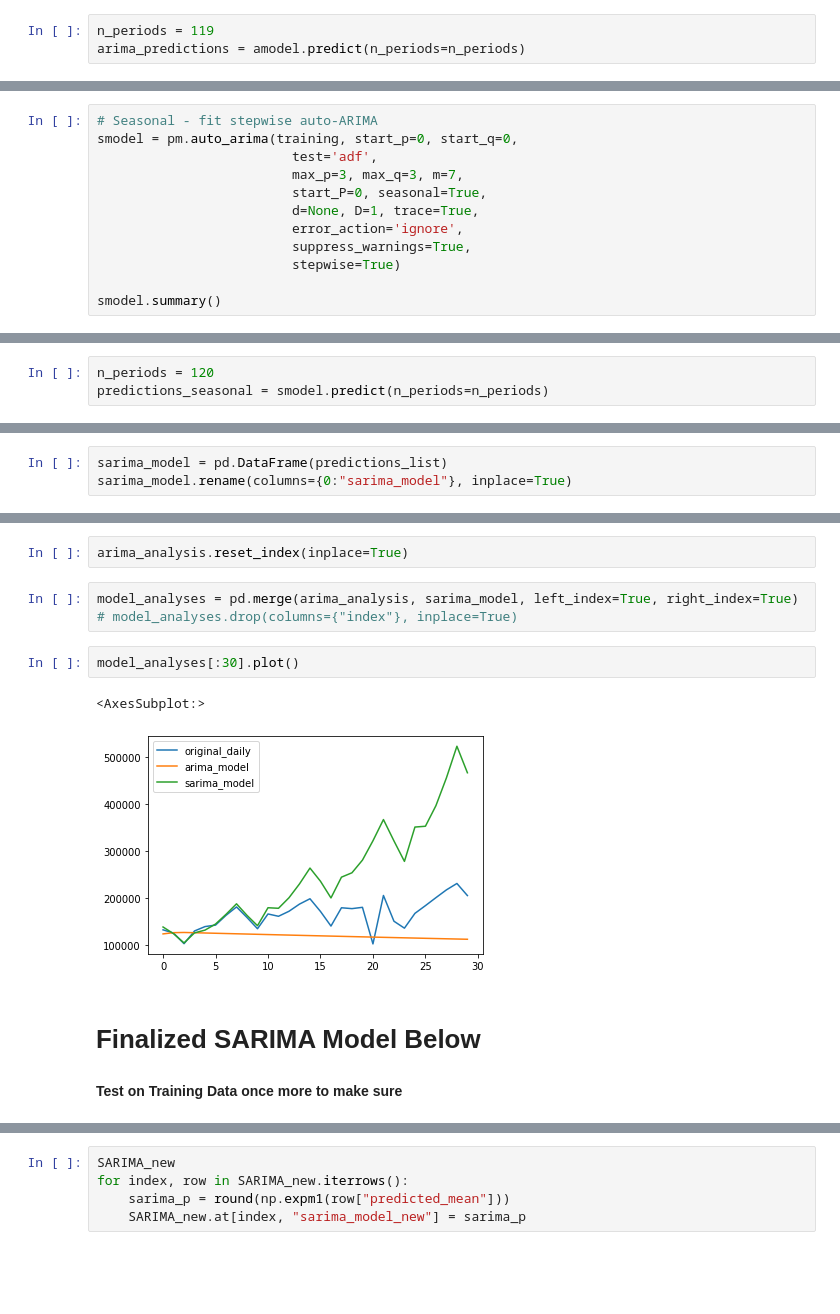
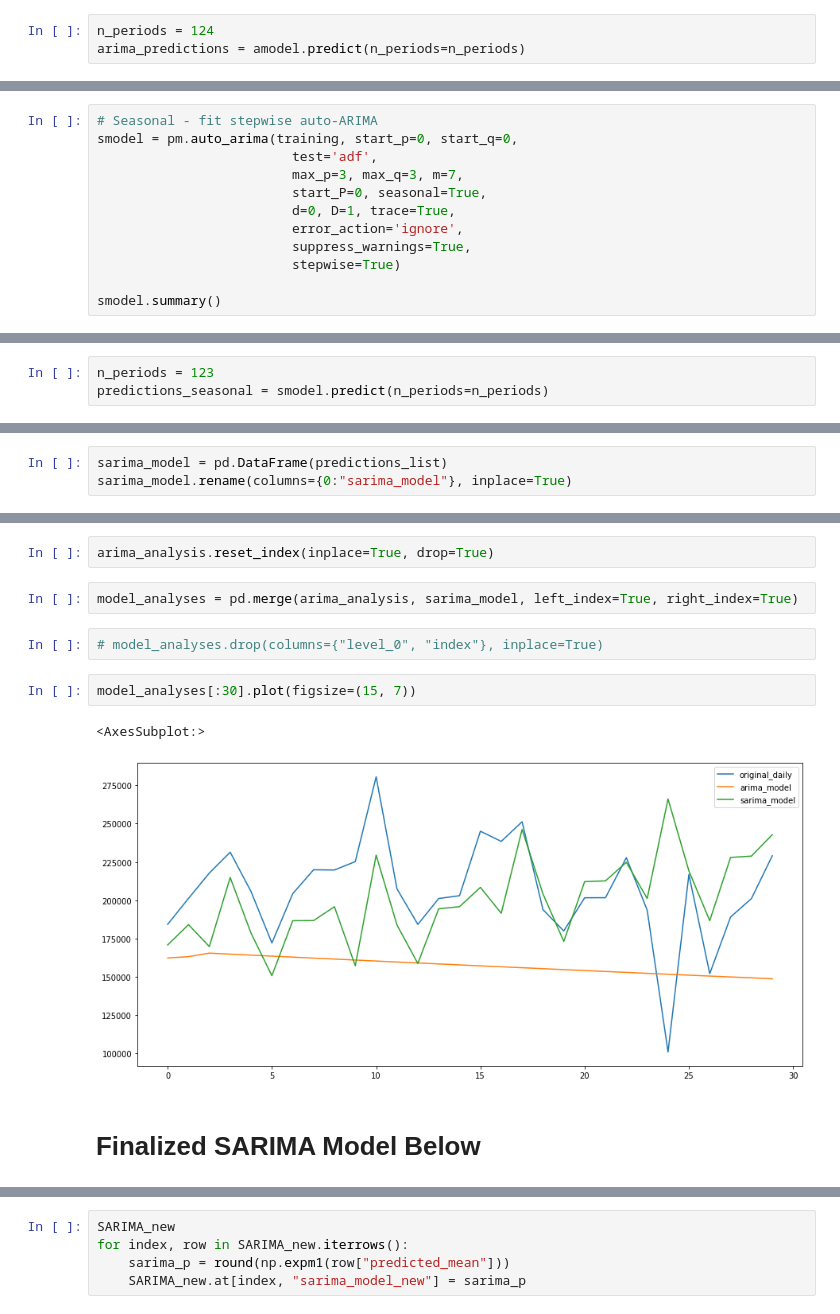
Before and after one commit to CCom20/covid-ml-application, a Jupyter notebook: notebooks/sarima_model.ipynb, the cells around one changed output, grey strips where cells are left out. Cells and saved outputs as stored; diff of their text form; blank space fills up the shorter version.

Commit message:
Final SARIMA model, moving on to new dashboard improvements

```diff
--- a/notebooks/sarima_model.ipynb
+++ b/notebooks/sarima_model.ipynb
@@ -229,5 +167,5 @@ plt.show()
 # %%
-n_periods = 119
+n_periods = 124
 arima_predictions = amodel.predict(n_periods=n_periods)
 # %%
 arima = []
@@ -298,7 +215,7 @@ smodel = pm.auto_arima(training, start_p=0, start_q=0,
                          test='adf',
                          max_p=3, max_q=3, m=7,
                          start_P=0, seasonal=True,
-                         d=None, D=1, trace=True,
+                         d=0, D=1, trace=True,
                          error_action='ignore',
                          suppress_warnings=True,
                          stepwise=True)
@@ -345,7 +263,7 @@ SARIMAX Results
 Warnings:
 [1] Covariance matrix calculated using the outer product of gradients (complex-step).
 # %%
-n_periods = 120
+n_periods = 123
 predictions_seasonal = smodel.predict(n_periods=n_periods)
 # %%
 pd.DataFrame(predictions_seasonal).plot()
@@ -380,14 +298,13 @@ sarima_model
 # %%
-arima_analysis.reset_index(inplace=True)
+arima_analysis.reset_index(inplace=True, drop=True)
 # %%
 model_analyses = pd.merge(arima_analysis, sarima_model, left_index=True, right_index=True)
-# model_analyses.drop(columns={"index"}, inplace=True)
+# %%
+# model_analyses.drop(columns={"level_0", "index"}, inplace=True)
 # %%
-model_analyses[:30].plot()
+model_analyses[:30].plot(figsize=(15, 7))
 # %% [output]
 <AxesSubplot:>
-[figure, old version]
+[figure, new version]
 # %% [markdown]
 # Finalized SARIMA Model Below
-# %% [markdown]
-**Test on Training Data once more to make sure**
```
Also changed, not shown: parts of 59 cells of this notebook, 11 other files.
